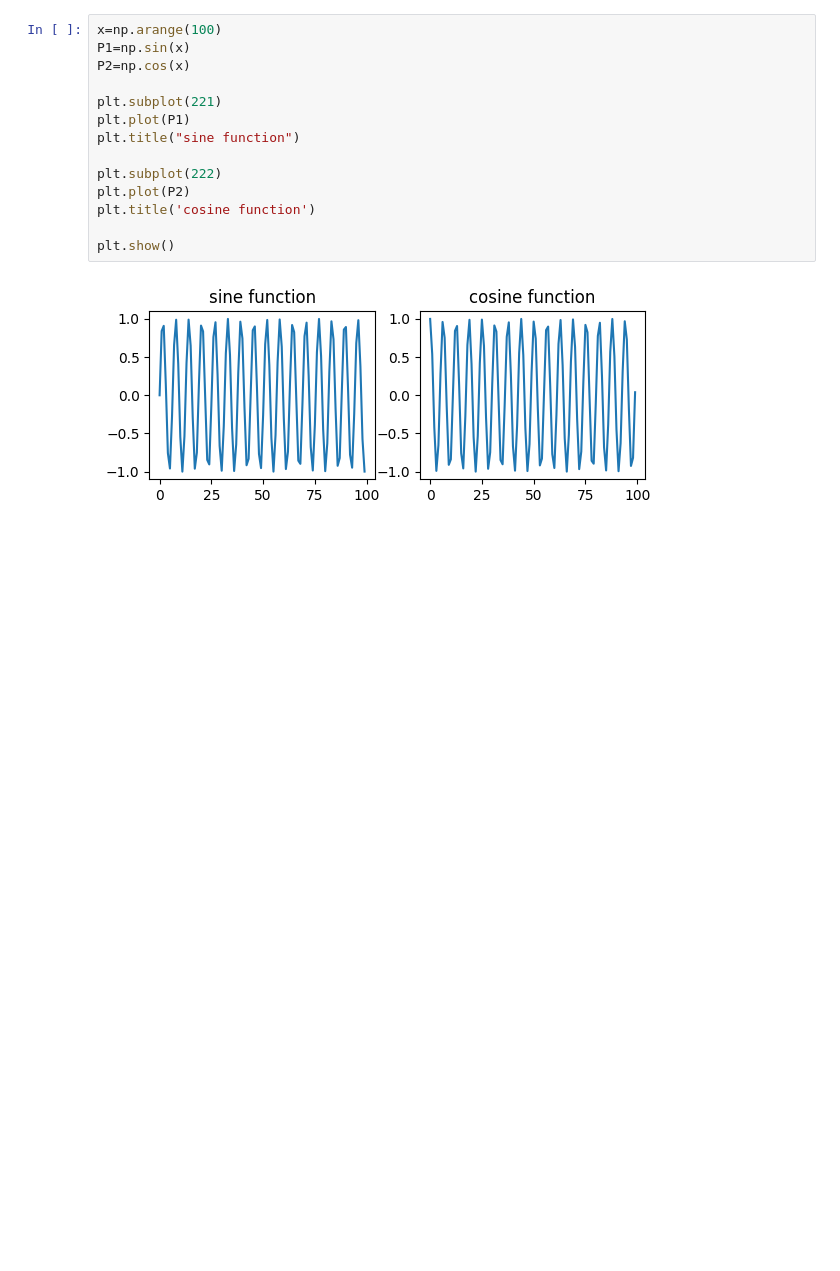
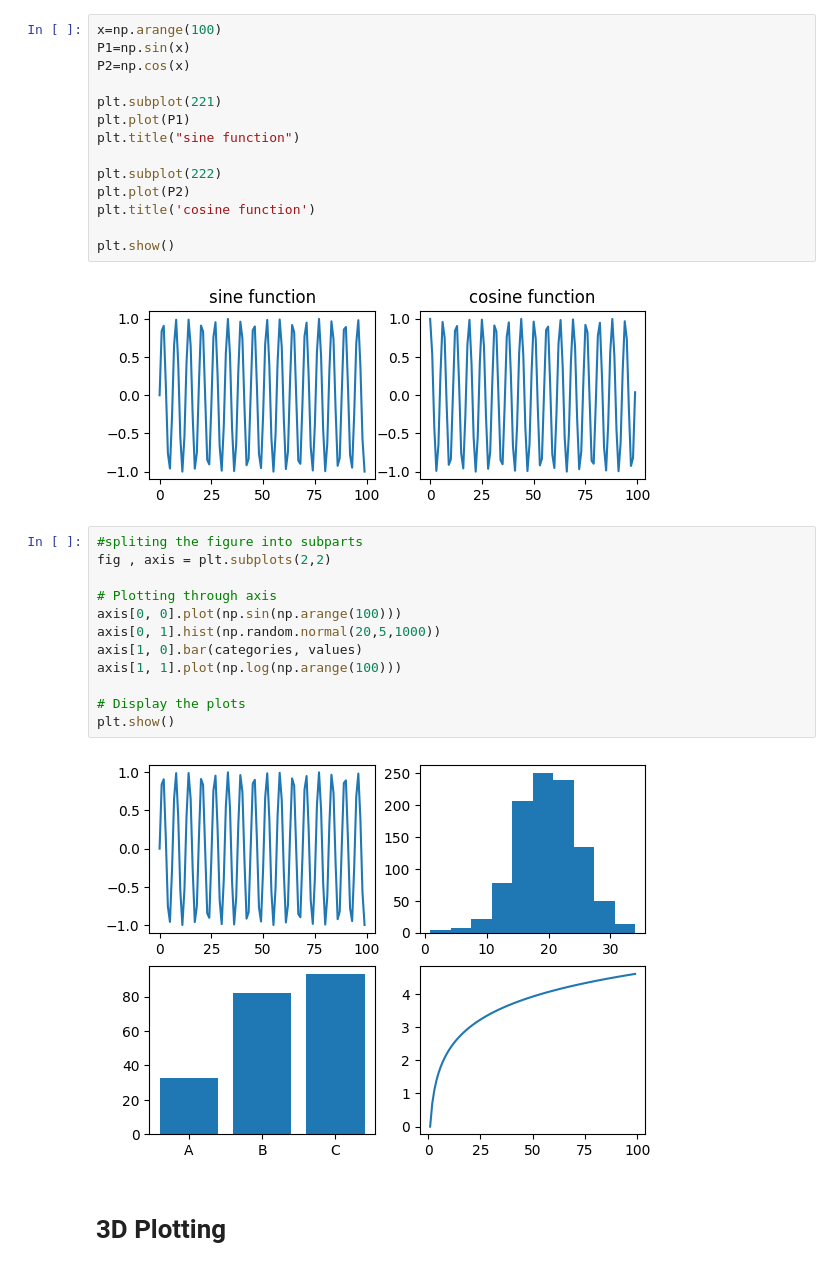
Before and after one commit to 24f3003058/Machine-Learning-Practice, a Jupyter notebook: Matplotlib.ipynb, the cells around one changed output. Saved outputs shown, nothing was run; the diff lists cells and outputs as text; blank space fills up the shorter version.

```diff
--- a/Matplotlib.ipynb
+++ b/Matplotlib.ipynb
@@ -153,3 +153,19 @@ plt.title('cosine function')
 plt.show()
 # %% [output]
 [figure]
+# %%
+#spliting the figure into subparts
+fig , axis = plt.subplots(2,2)
+
+# Plotting through axis
+axis[0, 0].plot(np.sin(np.arange(100)))
+axis[0, 1].hist(np.random.normal(20,5,1000))
+axis[1, 0].bar(categories, values)
+axis[1, 1].plot(np.log(np.arange(100)))
+
+# Display the plots
+plt.show()
+# %% [output]
+[figure, added]
+# %% [markdown]
+# 3D Plotting
```
